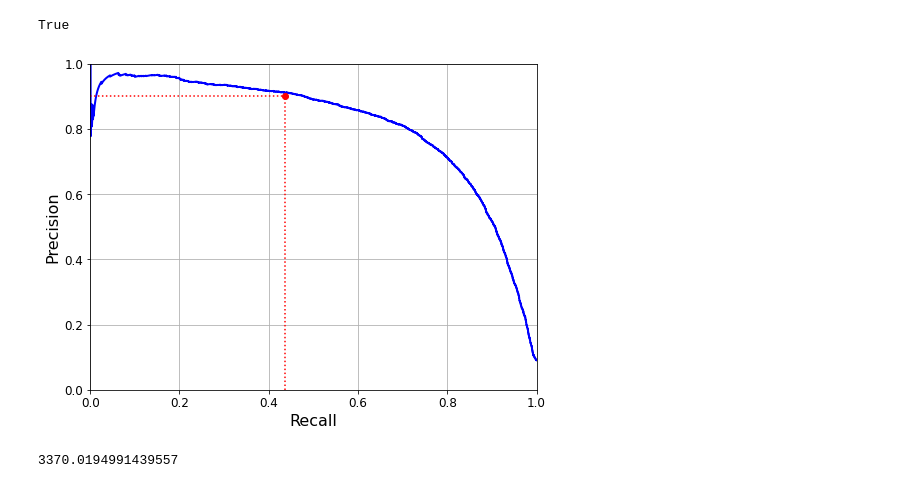
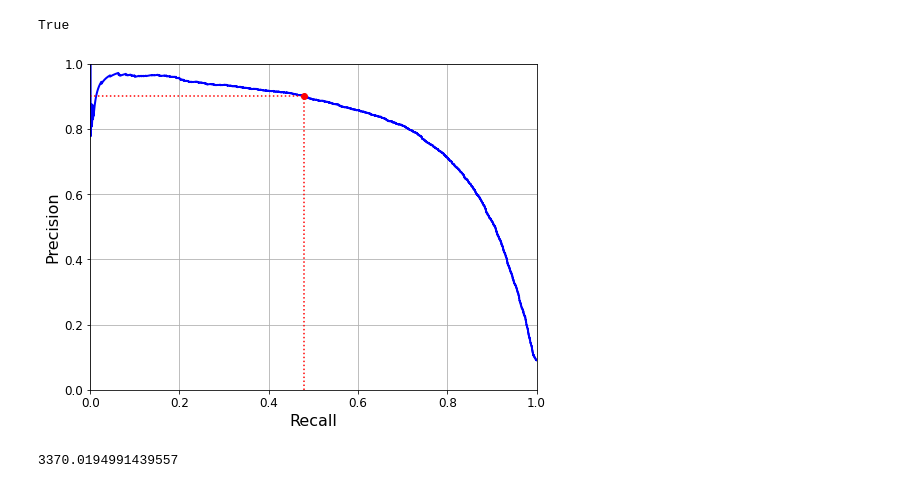
Before and after one commit to ddingz/ML-handson, a Jupyter notebook: chapter03.ipynb, the cells around one changed output. Cells and saved outputs as stored; diff of their text form; code cells hidden in the pictures.

```diff
--- a/chapter03.ipynb
+++ b/chapter03.ipynb
@@ -254,19 +255,19 @@ True
 # %%
 def plot_precision_vs_recall(precisions,recalls):
   plt.plot(recalls,precisions,"b-",linewidth=2)
   plt.xlabel("Recall",fontsize=16)
   plt.ylabel("Precision",fontsize=16)
   plt.axis([0,1,0,1])
   plt.grid(True)
 
 plt.figure(figsize=(8,6))
 plot_precision_vs_recall(precisions,recalls)
-plt.plot([0.4368,0.4368],[0.,0.9],"r:")
-plt.plot([0.0,0.4368],[0.9,0.9],"r:")
-plt.plot([0.4368],[0.9],"ro")
+plt.plot([recall_90_precision,recall_90_precision],[0.,0.9],"r:")
+plt.plot([0.0,recall_90_precision],[0.9,0.9],"r:")
+plt.plot([recall_90_precision],[0.9],"ro")
 plt.show()
 # %% [output]
-[figure, old version]
+[figure, new version]
 # %%
 threshold_90_precision=thresholds[np.argmax(precisions>=0.90)]
 # %%
```
Also changed, not shown: parts of 10 cells of this notebook, 1 other file.
